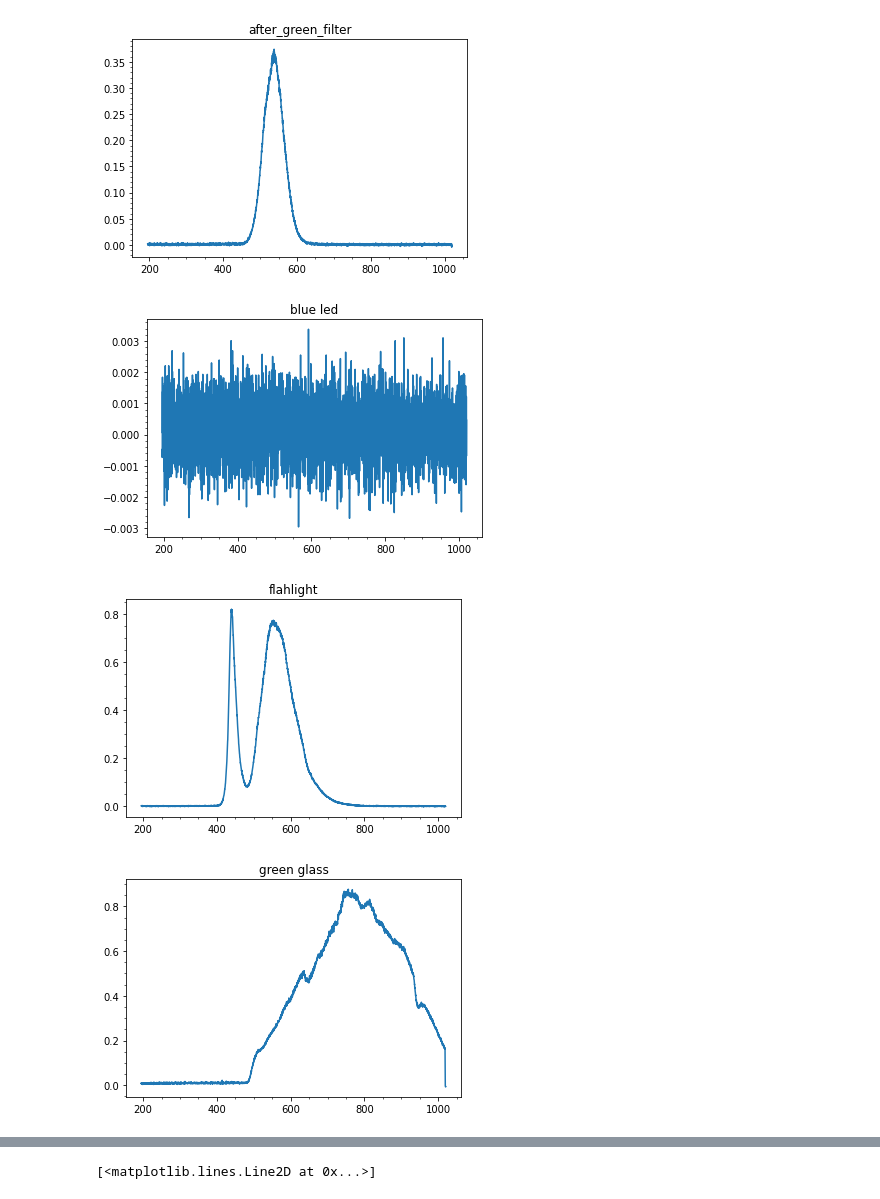
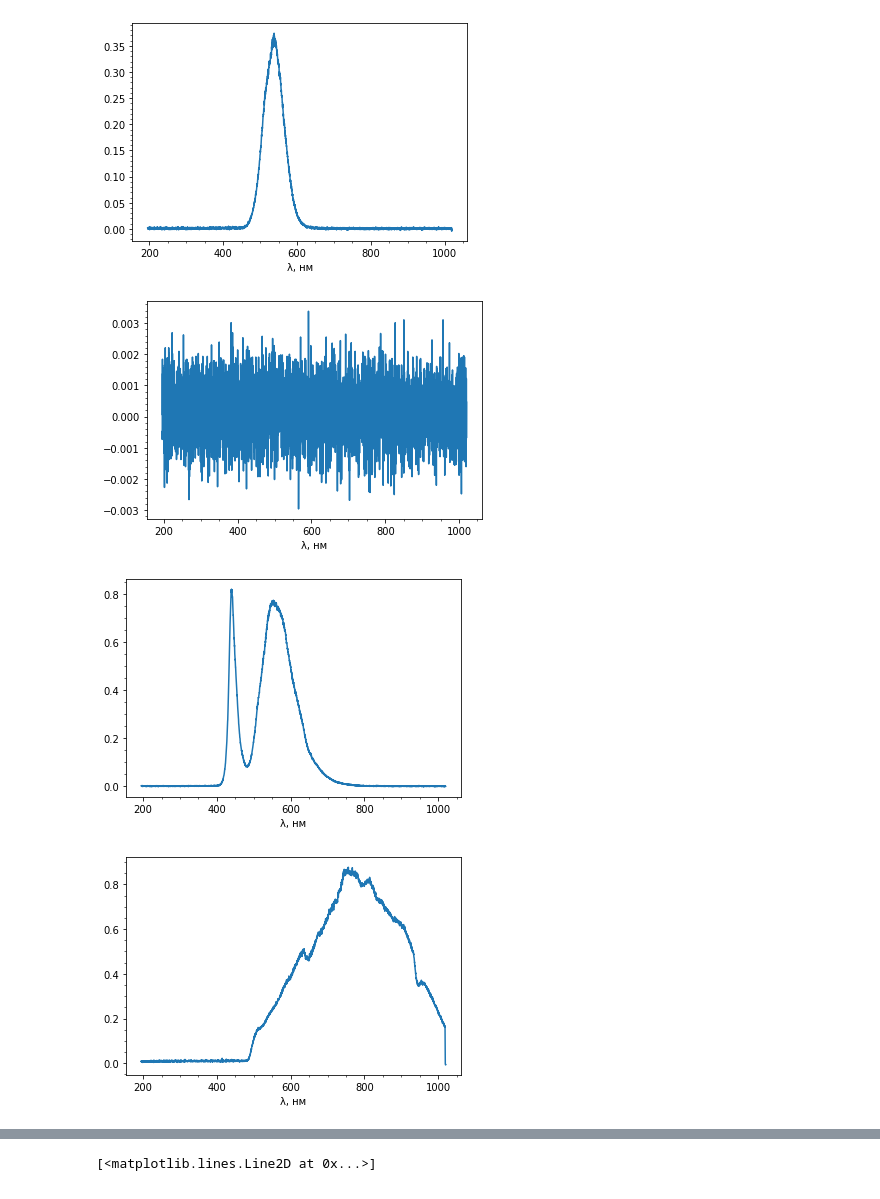
Before and after one commit to sitandr/lab, a Jupyter notebook: odzhegov/measure/plot.ipynb, the cells around one changed output, grey strips where cells are left out. Drawn from its saved outputs; the diff is of its cells as text; code cells hidden in the pictures.

Commit message:
Imgs + UPD graphs + …

```diff
--- a/odzhegov/measure/plot.ipynb
+++ b/odzhegov/measure/plot.ipynb
@@ -13,16 +13,17 @@ thefiles = [f for f in listdir('.') if isfile(f) and f.endswith(".csv")]
 # %%
 for f in thefiles:
     text = open(f).read()
     text = re.sub("\[.*\]", "", text)
     df = pd.read_csv(StringIO(text), delimiter=";", comment="#", header=None)
     fig, ax = plt.subplots(1, 1)
-    ax.set_title(f[:-4])
+    #ax.set_title(f[:-4])
     ax.minorticks_on()
     ax.plot(df[0], df[1])
+    ax.set_xlabel("λ, нм")
     fig.savefig(f[:-4] + '.jpg', dpi=100)
     fig.show()
 # %% [output]
-[figure, old version]
+[figure, new version]
-[figure, old version]
+[figure, new version]
-[figure, old version]
+[figure, new version]
-[figure, old version]
+[figure, new version]
```
Also changed, not shown: parts of 1 cell of this notebook, 16 other files.
